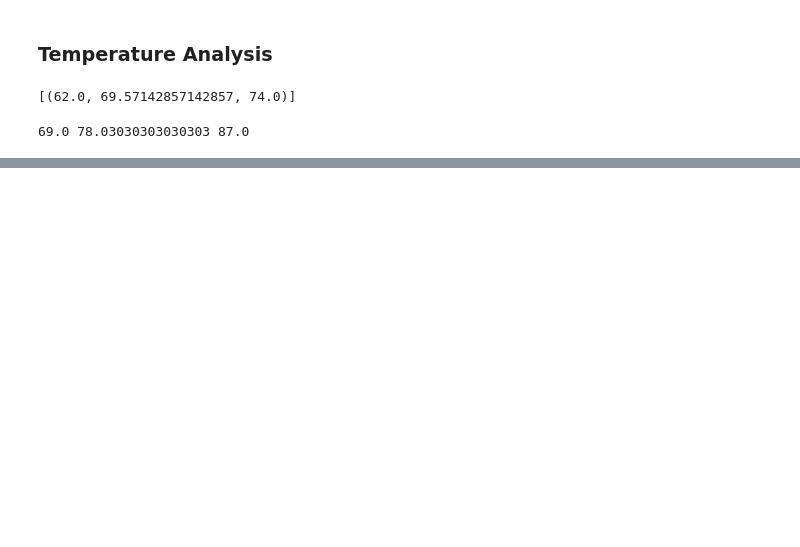
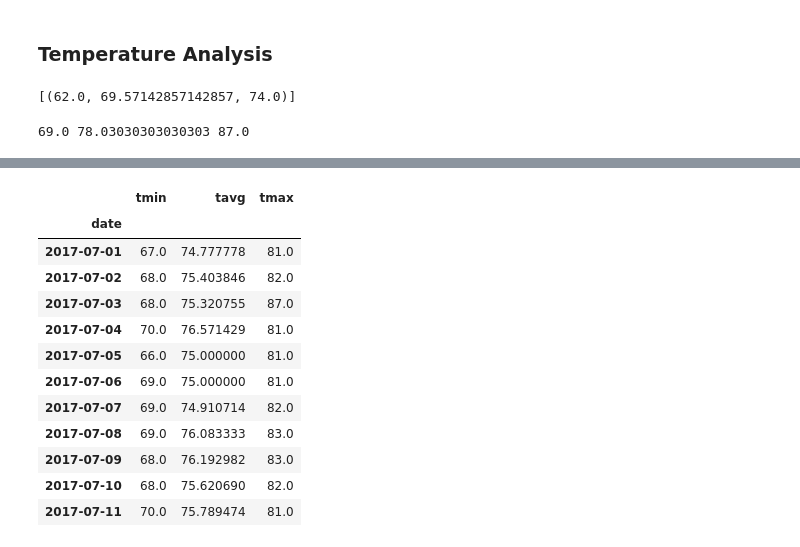
Before and after one commit to krashilili/HW9-Sequelize, a Jupyter notebook: climate_starter_sloved.ipynb, the cells around one changed output, grey strips where cells are left out. Saved outputs shown, nothing was run; the diff lists cells and outputs as text; code cells hidden in the pictures; blank space fills up the shorter version.

```diff
--- a/climate_starter_sloved.ipynb
+++ b/climate_starter_sloved.ipynb
@@ -157,6 +166,7 @@ print(calc_temps('2012-02-28', '2012-03-05'))
 # for your trip using the previous year's data for those same dates.
 vacation_start = '2017-07-01'
 vacation_end = '2017-07-11'
+tmin, tavg, tmax = calc_temps(vacation_start, vacation_end)[0]
 print(*calc_temps(vacation_start, vacation_end)[0])
 # %% [output]
 69.0 78.03030303030303 87.0
@@ -170,0 +222,19 @@ print(*calc_temps(vacation_start, vacation_end)[0])
+# %%
+# Create a query that will calculate the daily normals
+# (i.e. the averages for tmin, tmax, and tavg for all historic data matching a specific month and day)
+
+def daily_normals(date):
+    """Daily Normals.
+
+    Args:
+        date (str): A date string in the format '%m-%d'
+
+    Returns:
+        A list of tuples containing the daily normals, tmin, tavg, and tmax
+
+    """
+
+    sel = [func.min(Measurement.tobs), func.avg(Measurement.tobs), func.max(Measurement.tobs)]
+    return session.query(*sel).filter(func.strftime("%m-%d", Measurement.date) == date).all()
+
+daily_normals("01-01")
@@ -170,0 +243,14 @@ print(*calc_temps(vacation_start, vacation_end)[0])
+# %%
+# calculate the daily normals for your trip
+# push each tuple of calculations into a list called `normals`
+
+# Set the start and end date of the trip
+vacation_start_dt = dt.datetime.strptime(vacation_start, '%Y-%m-%d')
+vacation_end_dt = dt.datetime.strptime(vacation_end, '%Y-%m-%d')
+# Use the start and end date to create a range of dates
+date_range = [vacation_start_dt + dt.timedelta(days=x) for x in range(0, (vacation_end_dt-vacation_start_dt).days+1)]
+# Stip off the year and save a list of %m-%d strings
+date_range_str = [dt.datetime.strftime(d,'%m-%d') for d in date_range]
+# Loop through the list of %m-%d strings and calculate the normals for each date
+normals = [daily_normals(dstr)[0] for dstr in date_range_str]
+normals
@@ -170,0 +269,21 @@ print(*calc_temps(vacation_start, vacation_end)[0])
+# %%
+# Load the previous query results into a Pandas DataFrame and add the `trip_dates` range as the `date` index
+temp_df = pd.DataFrame(normals, columns=['tmin','tavg','tmax'])
+trip_date_str = [dt.datetime.strftime(d,'%Y-%m-%d') for d in date_range]
+temp_df['date'] = trip_date_str
+temp_df.set_index('date', inplace=True)
+temp_df
+# %% [output]
+|  | tmin | tavg | tmax |
+| date |  |  |  |
+| 2017-07-01 | 67.0 | 74.777778 | 81.0 |
+| 2017-07-02 | 68.0 | 75.403846 | 82.0 |
+| 2017-07-03 | 68.0 | 75.320755 | 87.0 |
+| 2017-07-04 | 70.0 | 76.571429 | 81.0 |
+| 2017-07-05 | 66.0 | 75.000000 | 81.0 |
+| 2017-07-06 | 69.0 | 75.000000 | 81.0 |
+| 2017-07-07 | 69.0 | 74.910714 | 82.0 |
+| 2017-07-08 | 69.0 | 76.083333 | 83.0 |
+| 2017-07-09 | 68.0 | 76.192982 | 83.0 |
+| 2017-07-10 | 68.0 | 75.620690 | 82.0 |
+| 2017-07-11 | 70.0 | 75.789474 | 81.0 |
```
Also changed, not shown: parts of 12 cells of this notebook, 3 other files.
